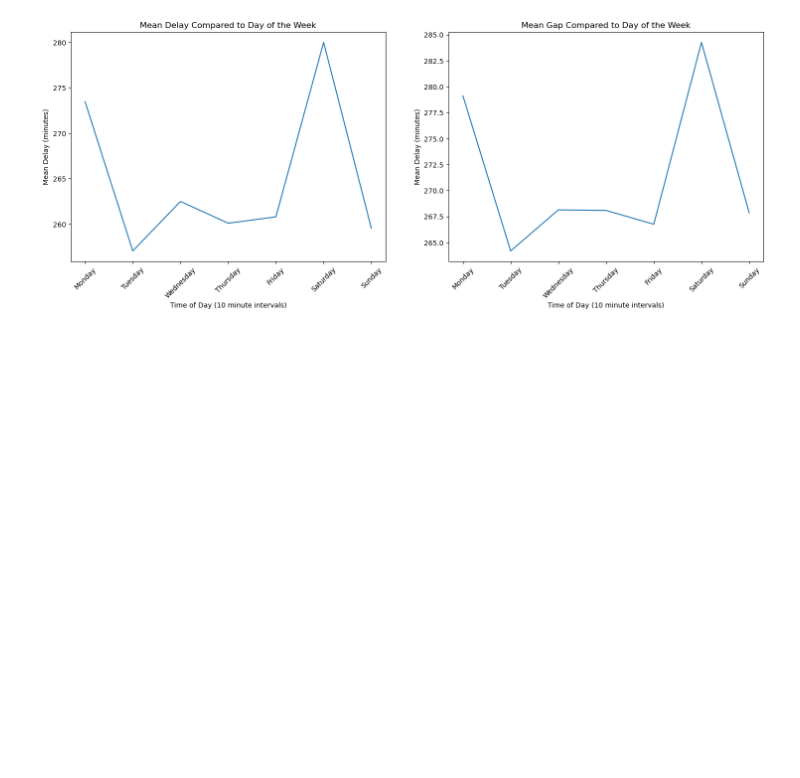
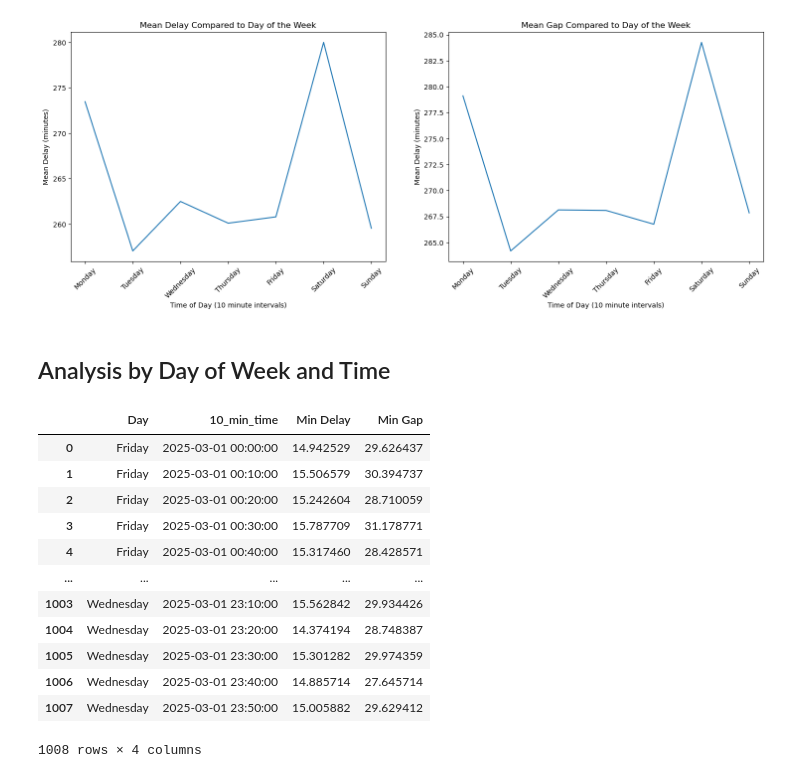
Before and after one commit to michelleyucollins/TardyTerminatorCommittee, a Jupyter notebook: bus_analysis/time_analysis.ipynb, the cells around one changed output. Cells and saved outputs as stored; diff of their text form; code cells hidden in the pictures; blank space fills up the shorter version.

```diff
--- a/bus_analysis/time_analysis.ipynb
+++ b/bus_analysis/time_analysis.ipynb
@@ -177,3 +177,35 @@ axes[1].tick_params(axis='x', rotation=45)
 | 2 | Saturday | 279.999371 | 284.262429 |
 | 3 | Sunday | 259.534646 | 267.849745 |
 [figure]
+# %% [markdown]
+## Analysis by Day of Week and Time
+# %%
+bus_data = pd.read_csv(file_name)
+
+bus_data["10_min_time"] = pd.to_datetime(bus_data["Time"])
+bus_data["10_min_time"] = bus_data["10_min_time"].dt.floor("10T")
+bus_data_copy = bus_data
+
+# drop outliers (display these later)
+super_delays = bus_data[bus_data["Min Delay"]>60].dropna()
+super_delays = super_delays[super_delays["Min Delay"]<1000]
+bus_data = bus_data[bus_data["Min Delay"]<=60]
+
+mean_bus_data = bus_data.groupby(["Day","10_min_time"])[["Min Delay", "Min Gap"]].mean().reset_index()
+super_means = super_delays.groupby(["Day","10_min_time"])[["Min Delay", "Min Gap"]].mean().reset_index()
+
+display(mean_bus_data)
+# %% [output]
+|  | Day | 10_min_time | Min Delay | Min Gap |
+| 0 | Friday | 2025-03-01 00:00:00 | 14.942529 | 29.626437 |
+| 1 | Friday | 2025-03-01 00:10:00 | 15.506579 | 30.394737 |
+| 2 | Friday | 2025-03-01 00:20:00 | 15.242604 | 28.710059 |
+| 3 | Friday | 2025-03-01 00:30:00 | 15.787709 | 31.178771 |
+| 4 | Friday | 2025-03-01 00:40:00 | 15.317460 | 28.428571 |
+| ... | ... | ... | ... | ... |
+| 1003 | Wednesday | 2025-03-01 23:10:00 | 15.562842 | 29.934426 |
+| 1004 | Wednesday | 2025-03-01 23:20:00 | 14.374194 | 28.748387 |
+| 1005 | Wednesday | 2025-03-01 23:30:00 | 15.301282 | 29.974359 |
+| 1006 | Wednesday | 2025-03-01 23:40:00 | 14.885714 | 27.645714 |
+| 1007 | Wednesday | 2025-03-01 23:50:00 | 15.005882 | 29.629412 |
+1008 rows × 4 columns
```
Also changed, not shown: parts of 3 cells of this notebook, 7 other files.
